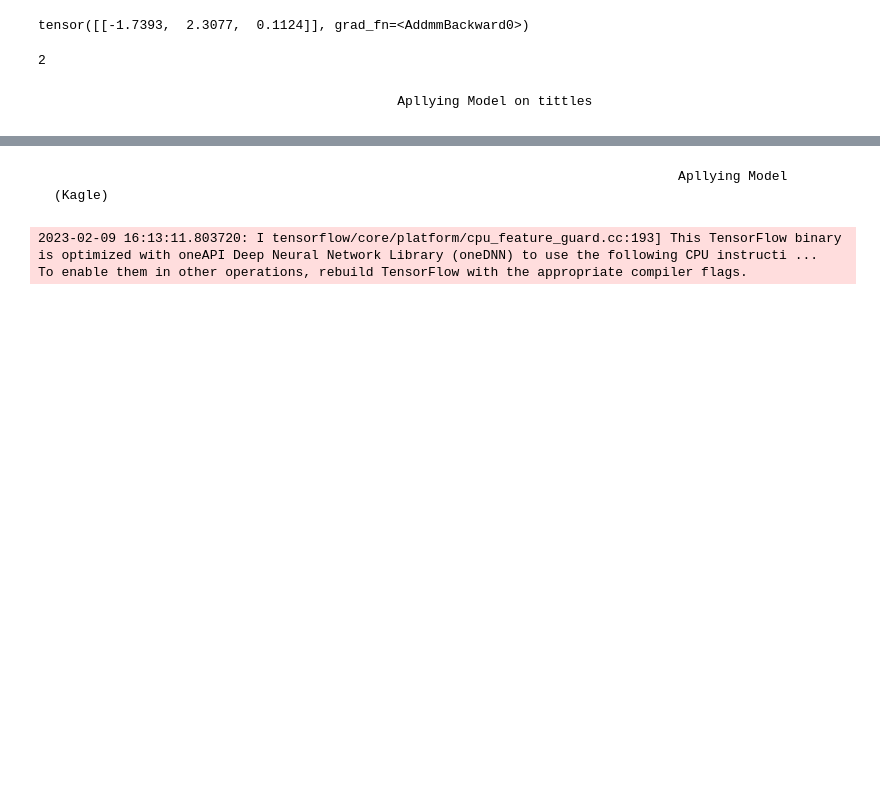
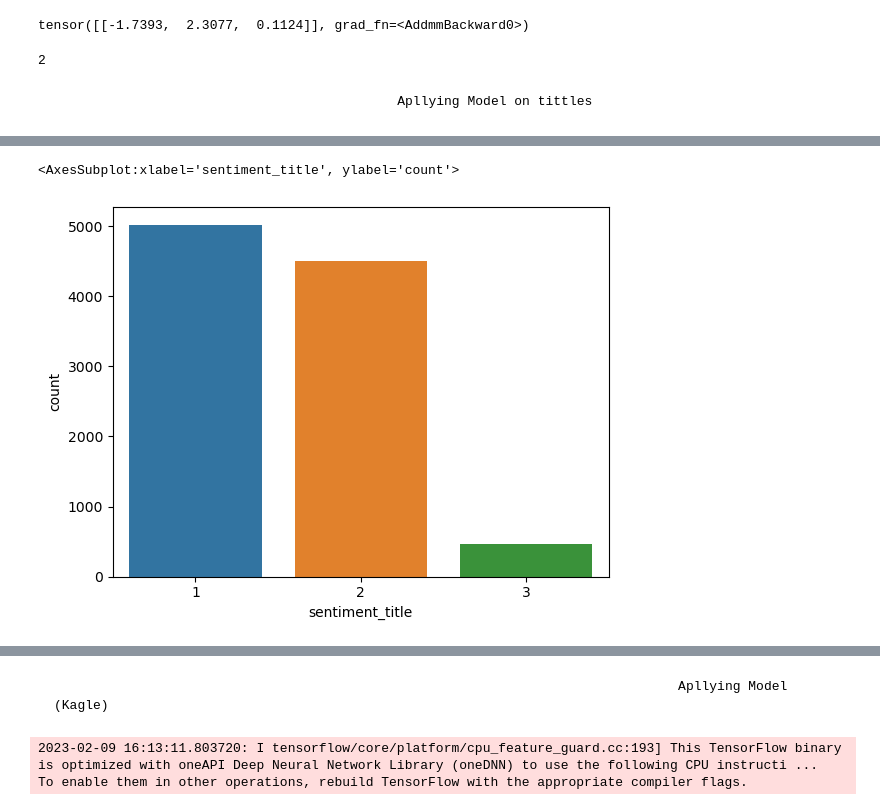
Before and after one commit to YanaOrf/Stock_market_sentiment_analysis, a Jupyter notebook: sent_analysis.ipynb, the cells around one changed output, grey strips where cells are left out. Drawn from its saved outputs; the diff is of its cells as text; code cells hidden in the pictures; blank space fills up the shorter version.

```diff
--- a/sent_analysis.ipynb
+++ b/sent_analysis.ipynb
@@ -112,0 +138,5 @@ news.head(1)
+# %%
+sns.countplot(data=news,x="sentiment_title")
+# %% [output]
+<AxesSubplot:xlabel='sentiment_title', ylabel='count'>
+[figure, added]
```
Also changed, not shown: parts of 15 cells of this notebook.
